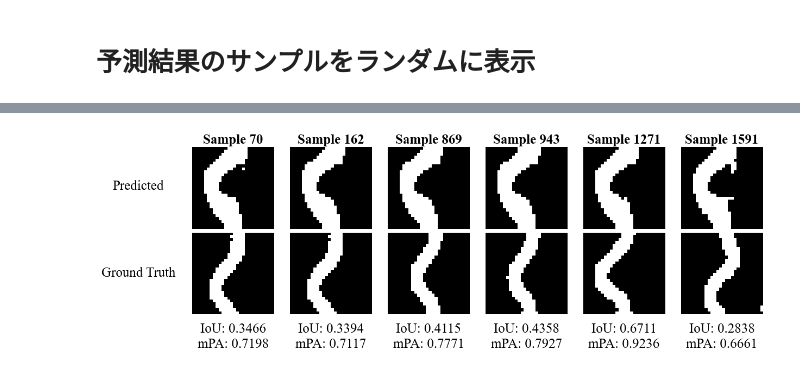
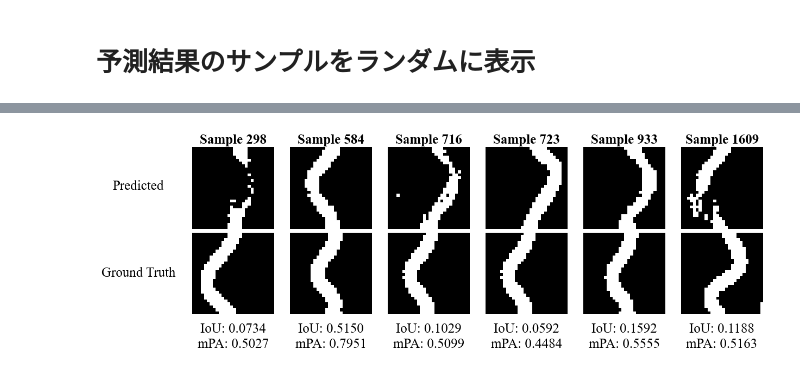
Before and after one commit to Canale0107/deformation-prediction-multi-environment, a Jupyter notebook: jupyter/notebook/training/handnet_based_model/trial_single_loc.ipynb, the cells around one changed output, grey strips where cells are left out. Cells and saved outputs as stored; diff of their text form; code cells hidden in the pictures.

```diff
--- a/jupyter/notebook/training/handnet_based_model/trial_single_loc.ipynb
+++ b/jupyter/notebook/training/handnet_based_model/trial_single_loc.ipynb
@@ -153,7 +158,7 @@ def get_log_dirpath(root_log_dirpath, notebook_name):
     return log_dirpath
 # %%
 # データをロード
-csi_preprocess_id = 'real_and_imag'
+csi_preprocess_id = 'amp_and_phase_mean_norm'
 location = '511'
 dataset = split_data_for_single_location(csi_preprocess_id, location, shuffle=True)
 
@@ -196,8 +201,8 @@ Test Loss: 0.7946745753288269, Test Metric: [0.3760690987110138, 0.7181444168090
 ---
 # %%
 _, valid_data, test_data = dataset
-X_valid, Y_valid = valid_data
-X_test, Y_test = test_data
+X_valid, y_valid = valid_data
+X_test, y_test = test_data
 # %% [markdown]
 ## 各メトリックの平均値
 # %%
@@ -224,4 +227,4 @@ plot_predictions(model, X_valid, Y_valid, n_samples=6, threshold=0.5, seed=42, m
 # %%
 # テストセット
-plot_predictions(model, X_test, Y_test, n_samples=6, threshold=0.5, seed=42, metrics=metrics)
+plot_predictions(model, X_test, y_test, n_samples=6, threshold=0.5, seed=46, metrics=metrics)
 # %% [output]
@@ -229 +232 @@ plot_predictions(model, X_test, Y_test, n_samples=6, threshold=0.5, seed=42, met
-[figure, old version]
+[figure, new version]
```
Also changed, not shown: parts of 12 cells of this notebook, 4 other files.
